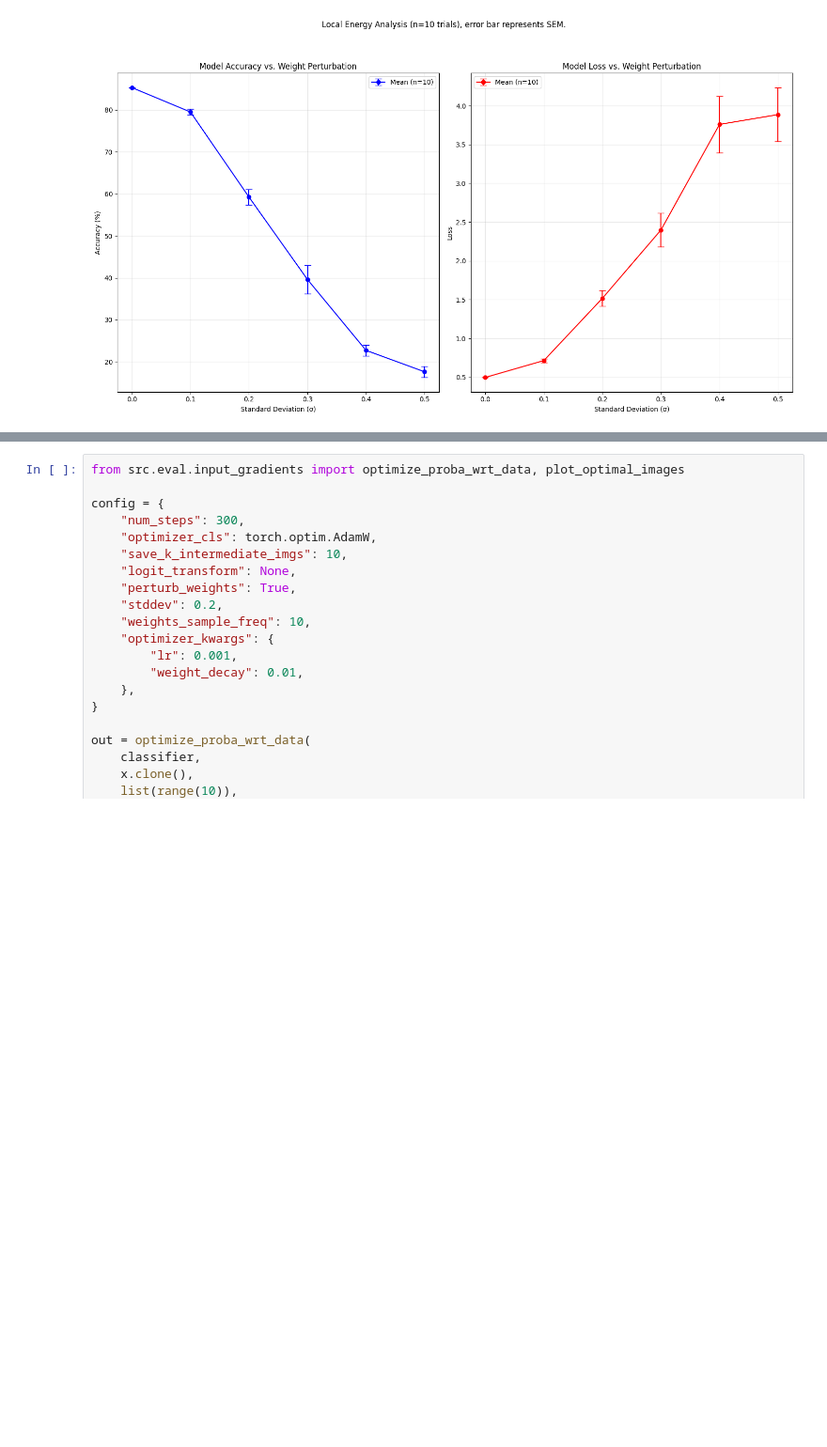
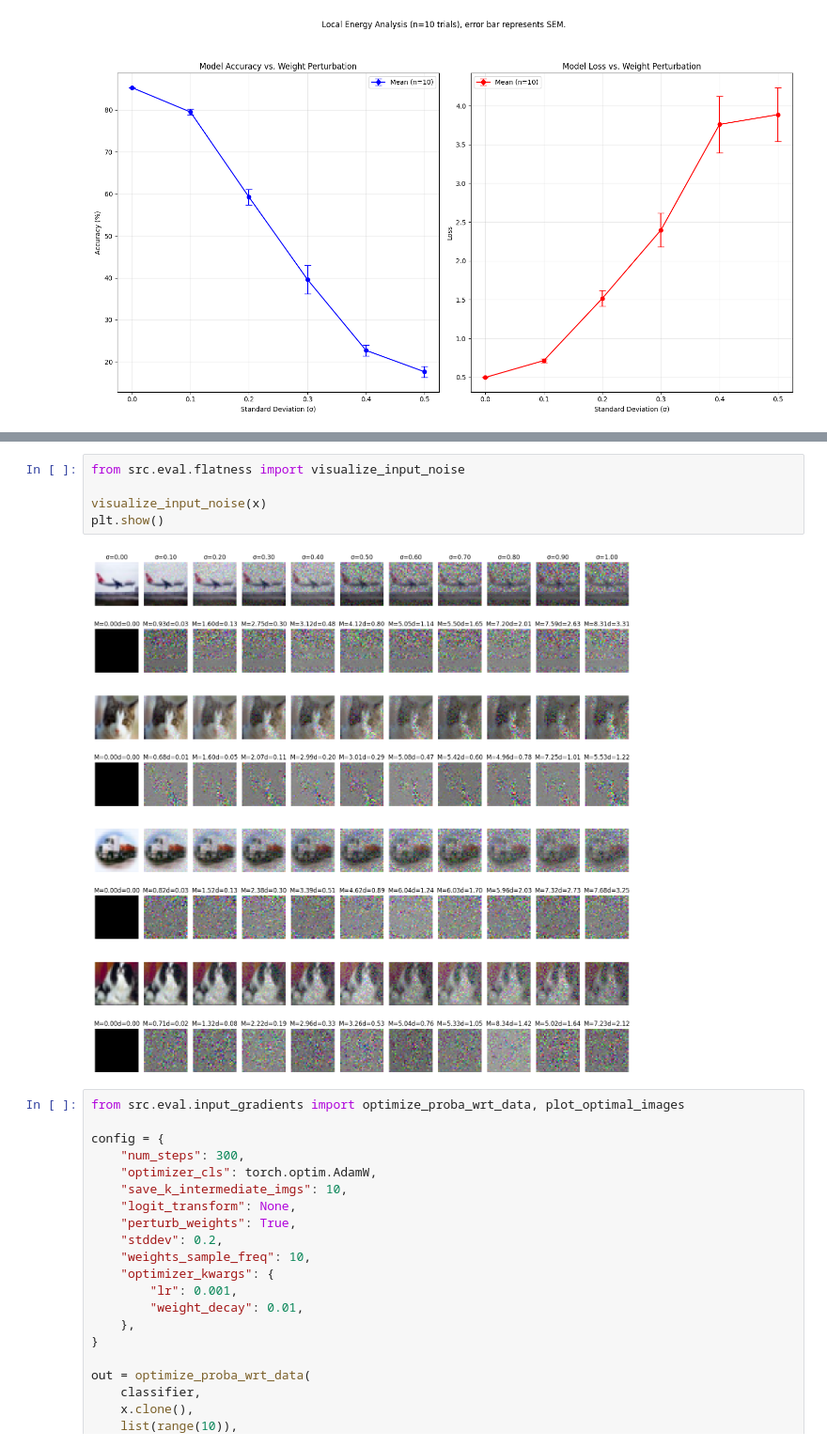
Before and after one commit to mattia-scardecchia/Generative-Data-Augmentation, a Jupyter notebook: notebooks/explore.ipynb, the cells around one changed output, grey strips where cells are left out. Shown at 94% size. Saved outputs shown, nothing was run; the diff lists cells and outputs as text; blank space fills up the shorter version.

```diff
--- a/notebooks/explore.ipynb
+++ b/notebooks/explore.ipynb
@@ -229,3 +229,10 @@ Filtered: kept 61/64 correctly classified samples (considered predictions with s
+# %%
+from src.eval.flatness import visualize_input_noise
+
+visualize_input_noise(x)
+plt.show()
+# %% [output]
+[figure, added]
 # %%
 from src.eval.input_gradients import optimize_proba_wrt_data, plot_optimal_images
 
```
Also changed, not shown: parts of 5 cells of this notebook, 2 other files.
